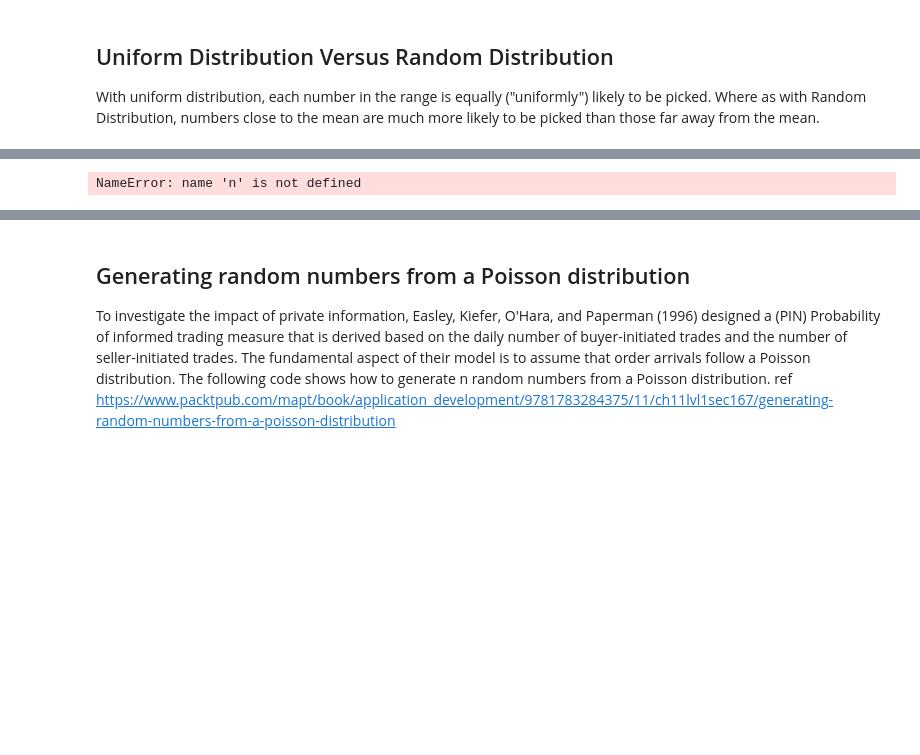
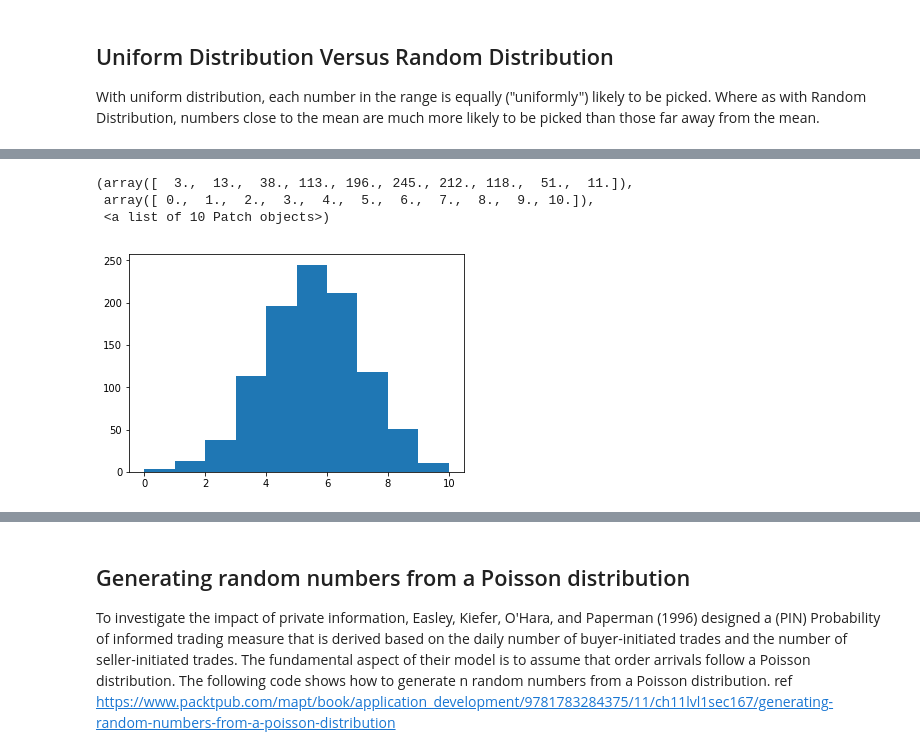
Before and after one commit to ClaireDrummond/Programming-for-Data-Analytics, a Jupyter notebook: Programming-for-Data-Analytics.ipynb, the cells around one changed output, grey strips where cells are left out. Cells and saved outputs as stored; diff of their text form; code cells hidden in the pictures; blank space fills up the shorter version.

```diff
--- a/Programming-for-Data-Analytics.ipynb
+++ b/Programming-for-Data-Analytics.ipynb
@@ -287,9 +295,13 @@ A random variable X that has a binomial distribution represents the number of su
 # %%
-p = 10, .3  # number of trials, probability of each trial
-s = np.random.binomial(n, p, 1000) # result of flipping a coin 10 times, probability of getting heads is .3,tested 1000 times.
+n, p = 10, .5  # number of trials, probability of each trial
+s = np.random.binomial(n, p, 1000)
 plt.hist(s)
+# result of flipping a coin 10 times, tested 1000 times.
 # %% [output]
-NameError: name 'n' is not defined
+(array([  3.,  13.,  38., 113., 196., 245., 212., 118.,  51.,  11.]),
+ array([ 0.,  1.,  2.,  3.,  4.,  5.,  6.,  7.,  8.,  9., 10.]),
+ <a list of 10 Patch objects>)
+[figure, added]
 # %%
 #A company drills 9 wild-cat oil exploration wells, each with an estimated probability of success of 0.1. All nine wells fail. What is the probability of that happening?
 #Let’s do 50 trials of the model, and count the number that generate zero positive results.
```
Also changed, not shown: parts of 39 cells of this notebook, 1 other file.
